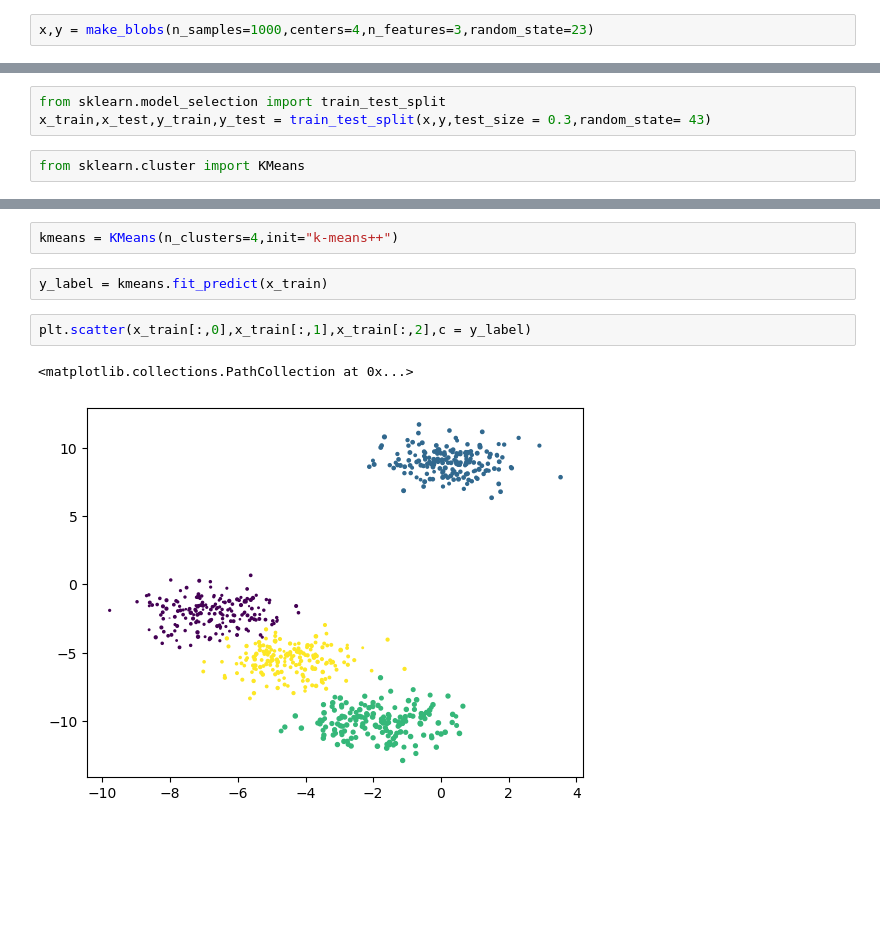
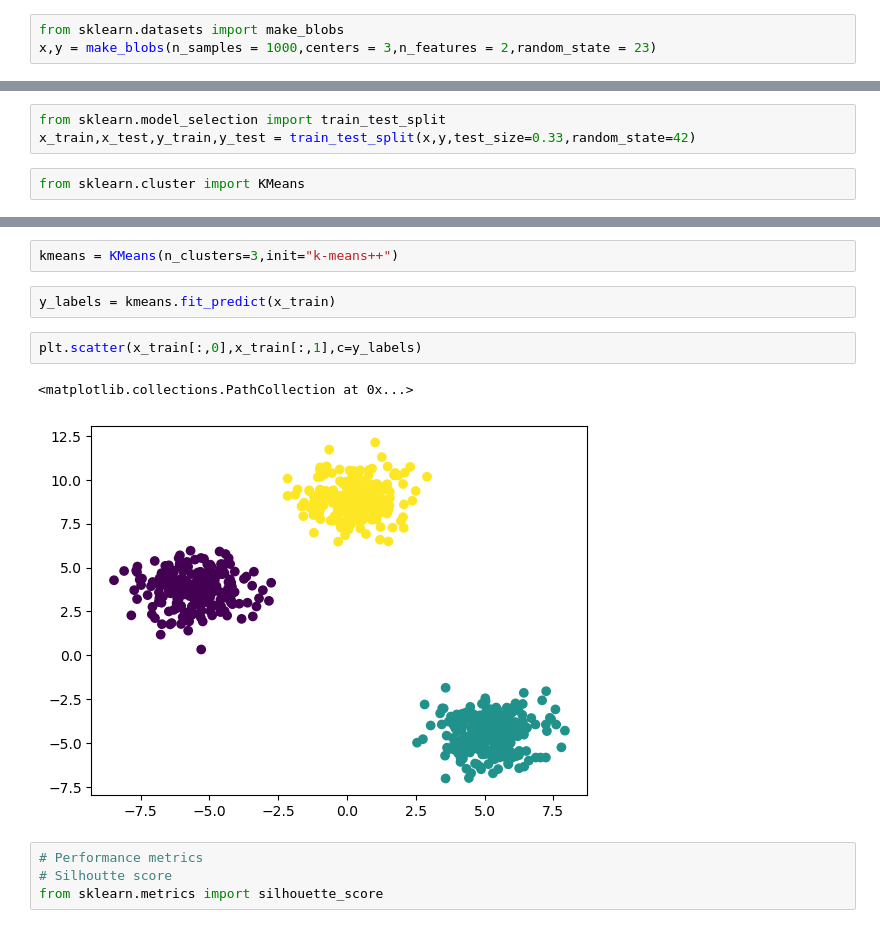
Before and after one commit to krishnabb01/Machine_Learning_algo, a Jupyter notebook: K_Means/K_Means_Clustering.ipynb, the cells around one changed output, grey strips where cells are left out. Cells and saved outputs as stored; diff of their text form; blank space fills up the shorter version.

Commit message:
KMeans Cluster

```diff
--- a/K_Means/K_Means_Clustering.ipynb
+++ b/K_Means/K_Means_Clustering.ipynb
@@ -7,5 +9,6 @@ from sklearn.datasets import make_blobs
 # %%
-x,y = make_blobs(n_samples=1000,centers=4,n_features=3,random_state=23)
+from sklearn.datasets import make_blobs
+x,y = make_blobs(n_samples = 1000,centers = 3,n_features = 2,random_state = 23)
 # %%
 x.shape
 # %% [output]
@@ -18,6 +27,6 @@ plt.scatter(x[:,0],x[:,1],x[:,2],c = y)
 # %%
 from sklearn.model_selection import train_test_split
-x_train,x_test,y_train,y_test = train_test_split(x,y,test_size = 0.3,random_state= 43)
+x_train,x_test,y_train,y_test = train_test_split(x,y,test_size=0.33,random_state=42)
 # %%
 from sklearn.cluster import KMeans
 # %%
@@ -38,9 +65,13 @@ plt.show()
 # %%
-kmeans = KMeans(n_clusters=4,init="k-means++")
+kmeans = KMeans(n_clusters=3,init="k-means++")
 # %%
-y_label = kmeans.fit_predict(x_train)
+y_labels = kmeans.fit_predict(x_train)
 # %%
-plt.scatter(x_train[:,0],x_train[:,1],x_train[:,2],c = y_label)
+plt.scatter(x_train[:,0],x_train[:,1],c=y_labels)
 # %% [output]
 <matplotlib.collections.PathCollection at 0x...>
-[figure, old version]
+[figure, new version]
+# %%
+# Performance metrics
+# Silhoutte score
+from sklearn.metrics import silhouette_score
```
Also changed, not shown: parts of 24 cells of this notebook.
